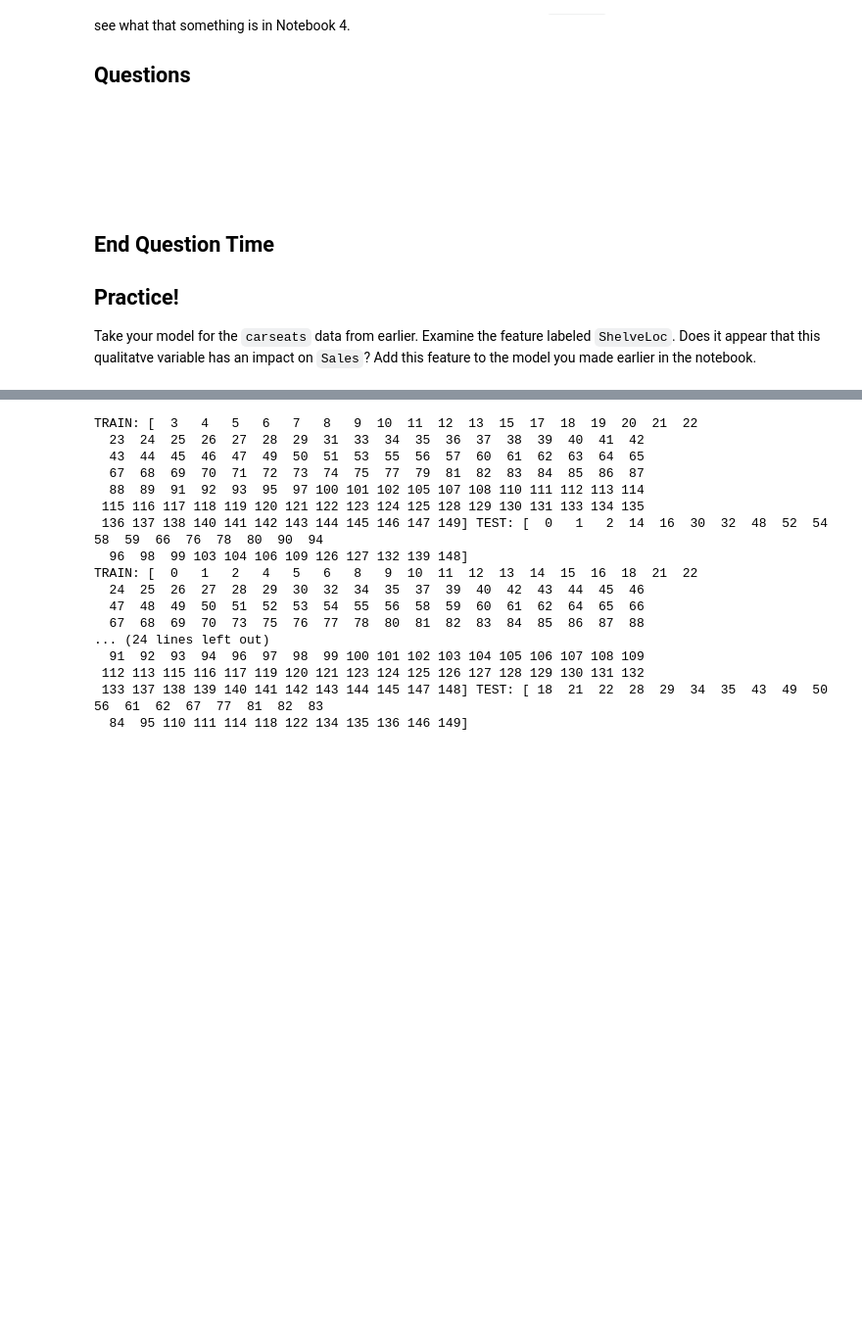
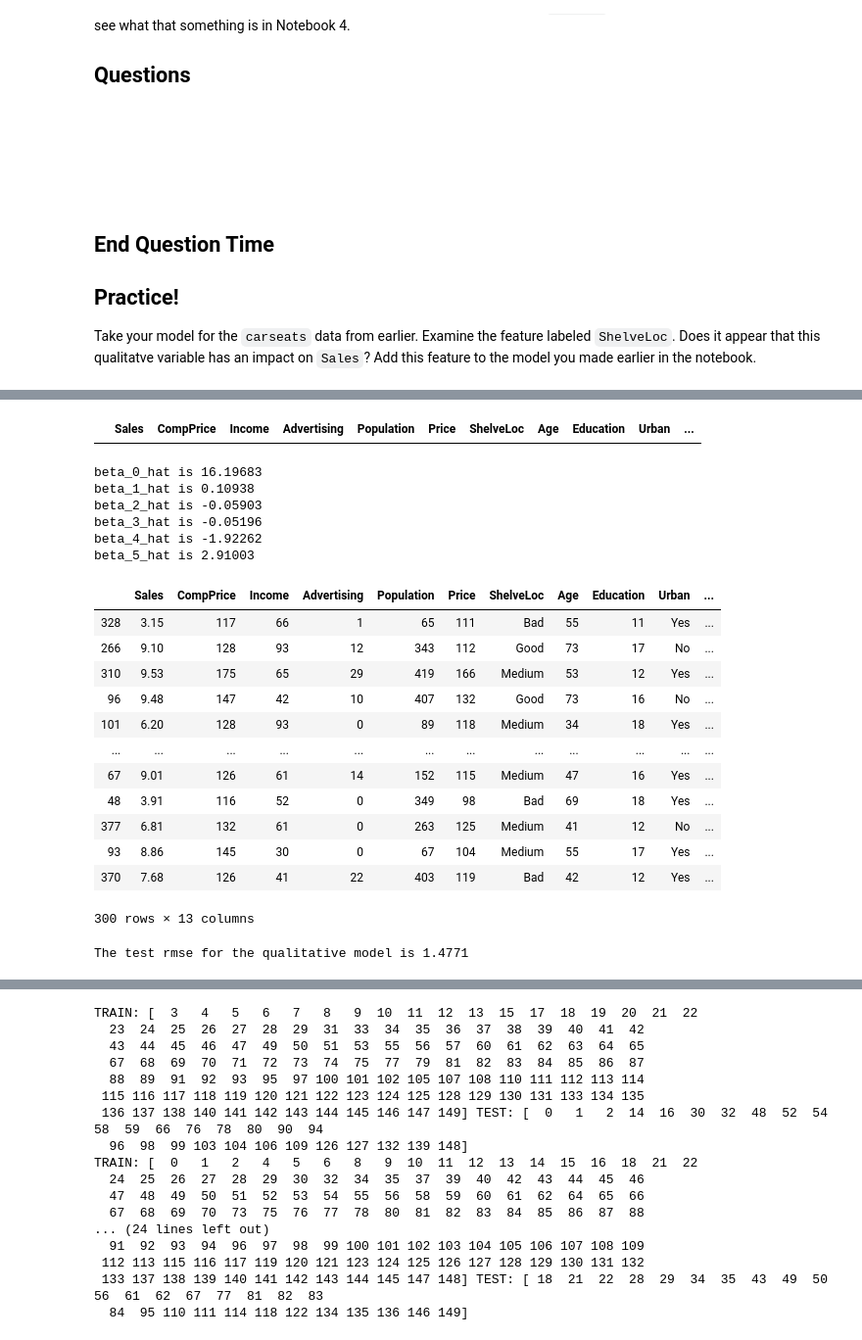
Before and after one commit to toej93/Code2020Materials, a Jupyter notebook: Lectures/Regression/Notebook 3 - Multiple Linear Regression (MLR).ipynb, the cells around one changed output, grey strips where cells are left out. Shown at 98% size. Drawn from its saved outputs; the diff is of its cells as text; code cells hidden in the pictures; blank space fills up the shorter version.

```diff
--- a/Lectures/Regression/Notebook 3 - Multiple Linear Regression (MLR).ipynb
+++ b/Lectures/Regression/Notebook 3 - Multiple Linear Regression (MLR).ipynb
@@ -552,0 +750,6 @@ Take your model for the `carseats` data from earlier. Examine the feature labele
+# %%
+## Code here
+
+carseats_train[['Bad','Good']] = pd.get_dummies(carseats_train['ShelveLoc'])[['Bad','Good']]
+
+carseats_train.head()
@@ -553,3 +763,64 @@ Take your model for the `carseats` data from earlier. Examine the feature labele
+# %%
+carseats_test
+# %% [output]
+|  | Sales | CompPrice | Income | Advertising | Population | Price | ShelveLoc | Age | Education | Urban | ... |
+# %%
+## Code here
+qual_reg = LinearRegression(copy_X = True)
+
+qual_reg.fit(carseats_train[['Advertising','Price','Age','Bad','Good']],
+           carseats_train['Sales'])
+
+print("beta_0_hat is",np.round(qual_reg.intercept_,5))
+print("beta_1_hat is",np.round(qual_reg.coef_[0],5))
+print("beta_2_hat is",np.round(qual_reg.coef_[1],5))
+print("beta_3_hat is",np.round(qual_reg.coef_[2],5))
+print("beta_4_hat is",np.round(qual_reg.coef_[3],5))
+print("beta_5_hat is",np.round(qual_reg.coef_[4],5))
+# %% [output]
+beta_0_hat is 16.19683
+beta_1_hat is 0.10938
+beta_2_hat is -0.05903
+beta_3_hat is -0.05196
+beta_4_hat is -1.92262
+beta_5_hat is 2.91003
+# %%
+carseats_train
+# %% [output]
+|  | Sales | CompPrice | Income | Advertising | Population | Price | ShelveLoc | Age | Education | Urban | ... |
+| 328 | 3.15 | 117 | 66 | 1 | 65 | 111 | Bad | 55 | 11 | Yes | ... |
+| 266 | 9.10 | 128 | 93 | 12 | 343 | 112 | Good | 73 | 17 | No | ... |
+| 310 | 9.53 | 175 | 65 | 29 | 419 | 166 | Medium | 53 | 12 | Yes | ... |
+| 96 | 9.48 | 147 | 42 | 10 | 407 | 132 | Good | 73 | 16 | No | ... |
+| 101 | 6.20 | 128 | 93 | 0 | 89 | 118 | Medium | 34 | 18 | Yes | ... |
+| ... | ... | ... | ... | ... | ... | ... | ... | ... | ... | ... | ... |
+| 67 | 9.01 | 126 | 61 | 14 | 152 | 115 | Medium | 47 | 16 | Yes | ... |
+| 48 | 3.91 | 116 | 52 | 0 | 349 | 98 | Bad | 69 | 18 | Yes | ... |
+| 377 | 6.81 | 132 | 61 | 0 | 263 | 125 | Medium | 41 | 12 | No | ... |
+| 93 | 8.86 | 145 | 30 | 0 | 67 | 104 | Medium | 55 | 17 | Yes | ... |
+| 370 | 7.68 | 126 | 41 | 22 | 403 | 119 | Bad | 42 | 12 | Yes | ... |
+300 rows × 13 columns
+# %%
+## Code here
+
+# qual_pred = qual_reg.predict(carseats_test[['Advertising','Price','Age','Bad','Good']])
+# qual_res = carseats_test.Sales.values - qual_pred
+# qual_rmse = np.sqrt(np.sum(np.power(qual_res,2))/len(qual_res))
+
+
+carseats_test[['Bad','Good']] = pd.get_dummies(carseats_test['ShelveLoc'])[['Bad','Good']]
+
+# test error
+qual_pred = qual_reg.predict(carseats_test[['Advertising','Price','Age','Bad','Good']])
+qual_res = carseats_test.Sales.values - qual_pred
+qual_rmse = np.sqrt(np.sum(np.power(qual_res,2))/len(qual_res))
+
+
+
+
+print("The test rmse for the qualitative model is", np.round(qual_rmse,5))
+# %% [output]
+The test rmse for the qualitative model is 1.4771
 # %% [markdown]
 ## How to Choose the Best Model
 
```
Also changed, not shown: parts of 42 cells of this notebook, 1 other file.
